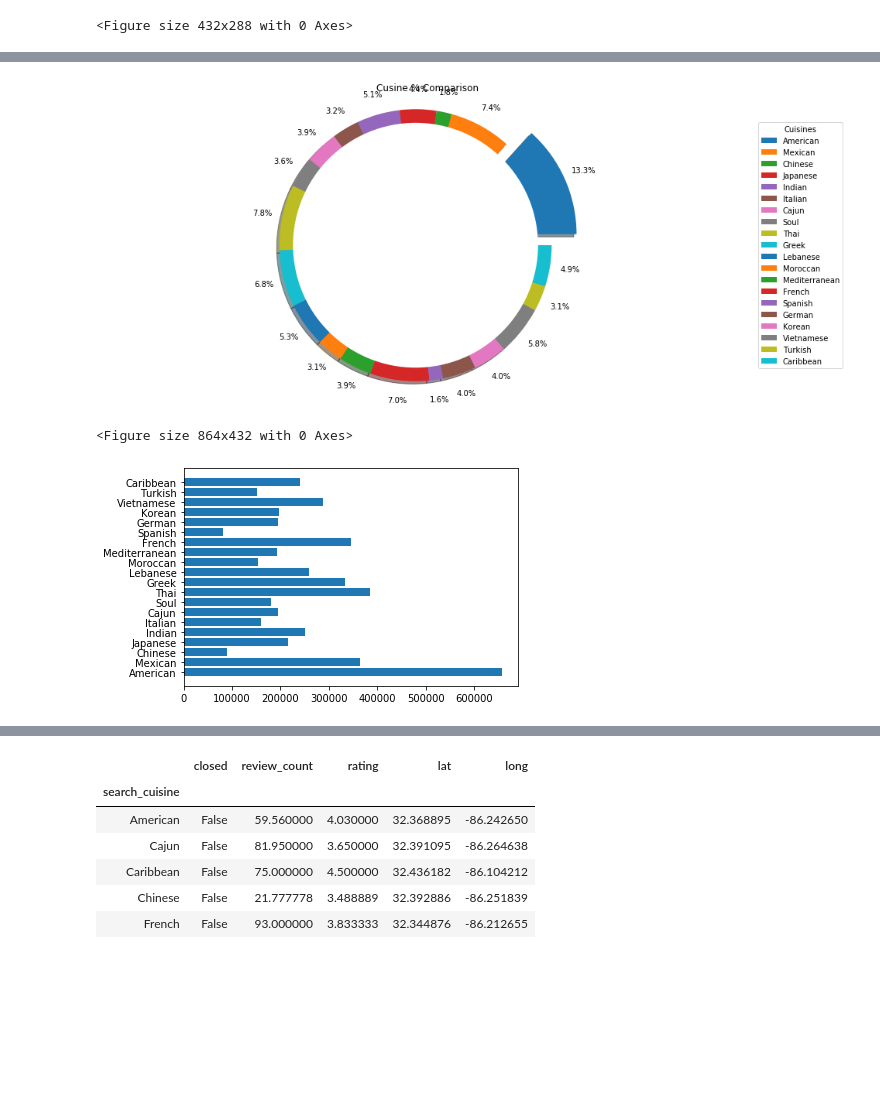
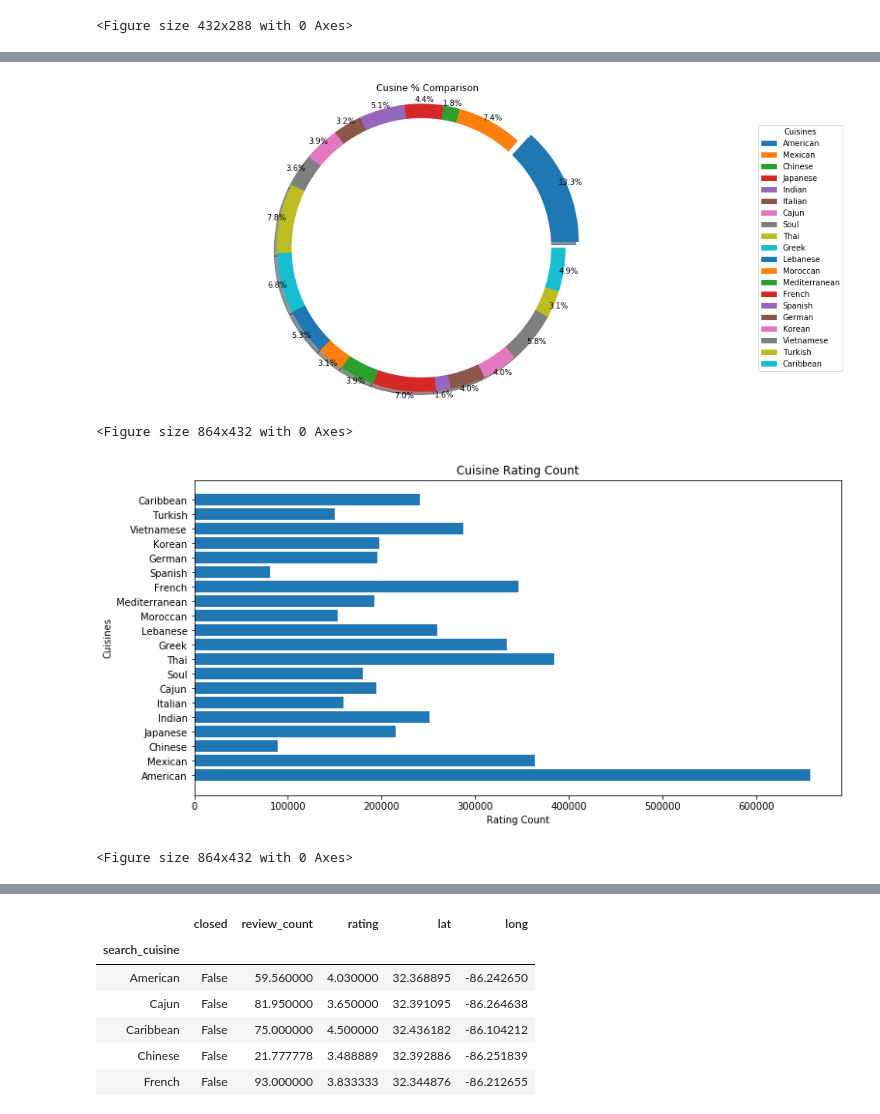
Before and after one commit to Cnw695/Project_1, a Jupyter notebook: yelp_part2_dataprocessing_2_Clinton.ipynb, the cells around one changed output, grey strips where cells are left out. Drawn from its saved outputs; the diff is of its cells as text; code cells hidden in the pictures; blank space fills up the shorter version.

```diff
--- a/yelp_part2_dataprocessing_2_Clinton.ipynb
+++ b/yelp_part2_dataprocessing_2_Clinton.ipynb
@@ -298,9 +298,9 @@ Vietnamese       240866
 Name: review_count, dtype: int64
 # %%
 #actual pie chart showing which cusine is represented by reviews
-explode = (0.2,0,0,0,0,0,0,0,0,0,0,0,0,0,0,0,0,0,0,0)
-
-plt.pie(variable, labels=None,pctdistance=1.15, autopct="%1.1f%%", shadow=True, startangle= 0, explode=explode)
+explode = (0.1,0,0,0,0,0,0,0,0,0,0,0,0,0,0,0,0,0,0,0)
+plt.title('Cusine % Comparison')
+plt.pie(variable, labels=None,pctdistance=1.03, autopct="%1.1f%%", shadow=True, startangle= 0, explode=explode)
 centre_circle = plt.Circle((0,0),0.90,fc='white')
 fig = plt.gcf()
 fig.gca().add_artist(centre_circle)
@@ -310,19 +310,21 @@ plt.legend(food_type,
            title="Cuisines",
           loc="center left",
           bbox_to_anchor=(1, 0, 0.5, 1))
-plt.title('Cusine % Comparison')
-
 plt.show()
 plt.savefig('donut.png')
 # %% [output]
-[figure, old version]
+[figure, new version]
 <Figure size 864x432 with 0 Axes>
 # %%
 plt.barh(food_type,variable, align='center')
-
+plt.xlabel('Rating Count')
+plt.ylabel('Cuisines')
+plt.title('Cuisine Rating Count')
 plt.show()
+plt.savefig('hbar.png')
 # %% [output]
-[figure, old version]
+[figure, new version]
+<Figure size 864x432 with 0 Axes>
 # %%
 food_data = yelp_format_rd1
 food_data
```
Also changed, not shown: parts of 2 cells of this notebook, 3 other files.
